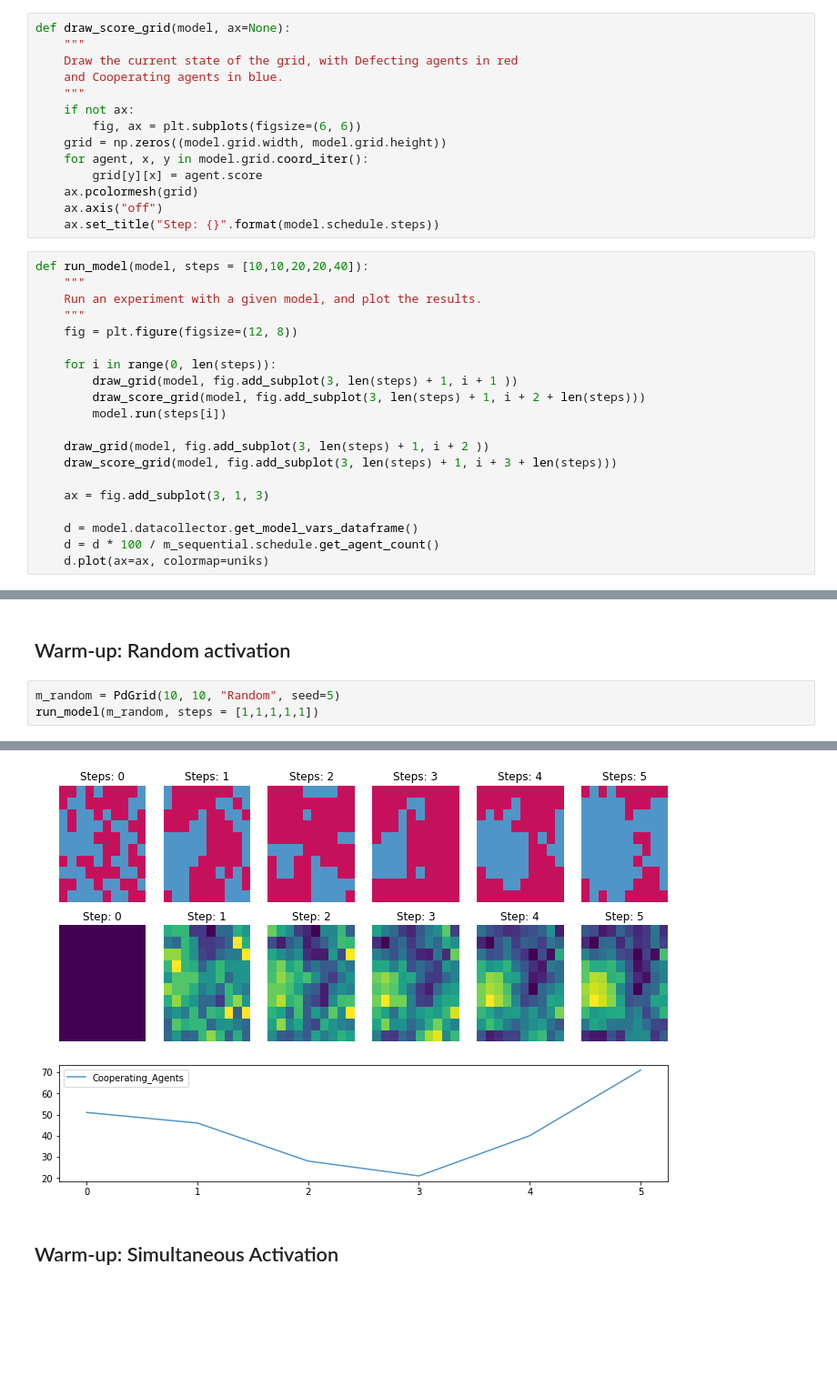
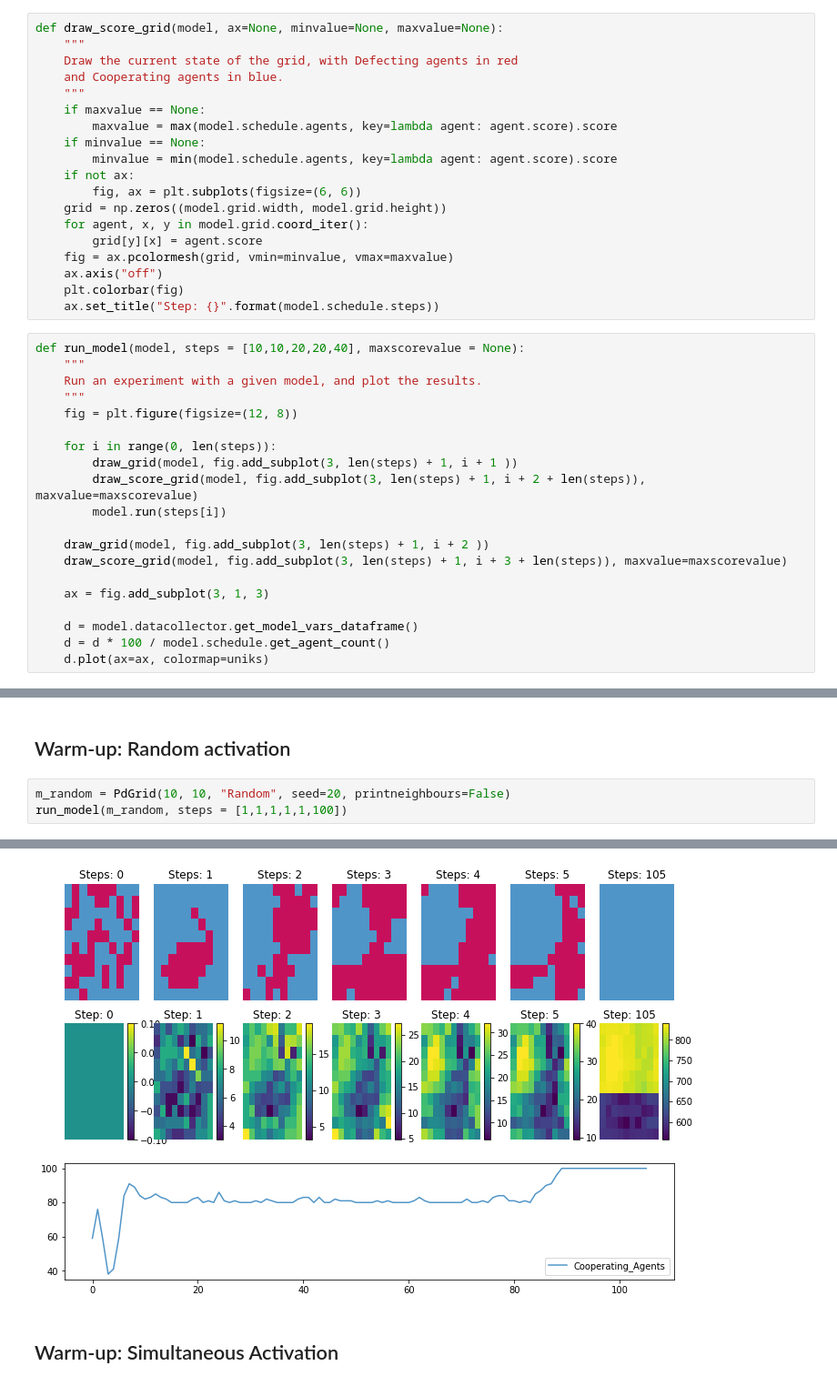
Before and after one commit to UniK-INES/edu_introabm_exercise, a Jupyter notebook: exercises/04/task02/lecture04_task02.ipynb, the cells around one changed output, grey strips where cells are left out. Shown at 91% size. Saved outputs shown, nothing was run; the diff lists cells and outputs as text; blank space fills up the shorter version.

```diff
--- a/exercises/04/task02/lecture04_task02.ipynb
+++ b/exercises/04/task02/lecture04_task02.ipynb
@@ -55,21 +55,26 @@ def draw_grid(model, ax=None):
     ax.axis("off")
     ax.set_title("Steps: {}".format(model.schedule.steps))
 # %%
-def draw_score_grid(model, ax=None):
+def draw_score_grid(model, ax=None, minvalue=None, maxvalue=None):
     """
     Draw the current state of the grid, with Defecting agents in red
     and Cooperating agents in blue.
     """
+    if maxvalue == None:
+        maxvalue = max(model.schedule.agents, key=lambda agent: agent.score).score
+    if minvalue == None:
+        minvalue = min(model.schedule.agents, key=lambda agent: agent.score).score
     if not ax:
         fig, ax = plt.subplots(figsize=(6, 6))
     grid = np.zeros((model.grid.width, model.grid.height))
     for agent, x, y in model.grid.coord_iter():
         grid[y][x] = agent.score
-    ax.pcolormesh(grid)
+    fig = ax.pcolormesh(grid, vmin=minvalue, vmax=maxvalue)
     ax.axis("off")
+    plt.colorbar(fig)
     ax.set_title("Step: {}".format(model.schedule.steps))
 # %%
-def run_model(model, steps = [10,10,20,20,40]):
+def run_model(model, steps = [10,10,20,20,40], maxscorevalue = None):
     """
     Run an experiment with a given model, and plot the results.
     """
@@ -77,16 +82,16 @@ def run_model(model, steps = [10,10,20,20,40]):
 
     for i in range(0, len(steps)):
         draw_grid(model, fig.add_subplot(3, len(steps) + 1, i + 1 ))
-        draw_score_grid(model, fig.add_subplot(3, len(steps) + 1, i + 2 + len(steps)))
+        draw_score_grid(model, fig.add_subplot(3, len(steps) + 1, i + 2 + len(steps)), maxvalue=maxscorevalue)
         model.run(steps[i])
 
     draw_grid(model, fig.add_subplot(3, len(steps) + 1, i + 2 ))
-    draw_score_grid(model, fig.add_subplot(3, len(steps) + 1, i + 3 + len(steps)))
+    draw_score_grid(model, fig.add_subplot(3, len(steps) + 1, i + 3 + len(steps)), maxvalue=maxscorevalue)
 
     ax = fig.add_subplot(3, 1, 3)
 
     d = model.datacollector.get_model_vars_dataframe()
-    d = d * 100 / m_sequential.schedule.get_agent_count()
+    d = d * 100 / model.schedule.get_agent_count()
     d.plot(ax=ax, colormap=uniks)
 # %%
 def compare_runs(models):
@@ -116,11 +124,11 @@ run_model(m_sequential, steps = [1,1,1,1,1])
 # %% [markdown]
 ## Warm-up: Random activation
 # %%
-m_random = PdGrid(10, 10, "Random", seed=5)
-run_model(m_random, steps = [1,1,1,1,1])
+m_random = PdGrid(10, 10, "Random", seed=20, printneighbours=False)
+run_model(m_random, steps = [1,1,1,1,1,100])
 # %% [output]
 Running Mesa INES's Model...
-[figure, old version]
+[figure, new version]
 # %% [markdown]
 ## Warm-up: Simultaneous Activation
 # %%
```
Also changed, not shown: parts of 2 cells of this notebook, 4 other files.
